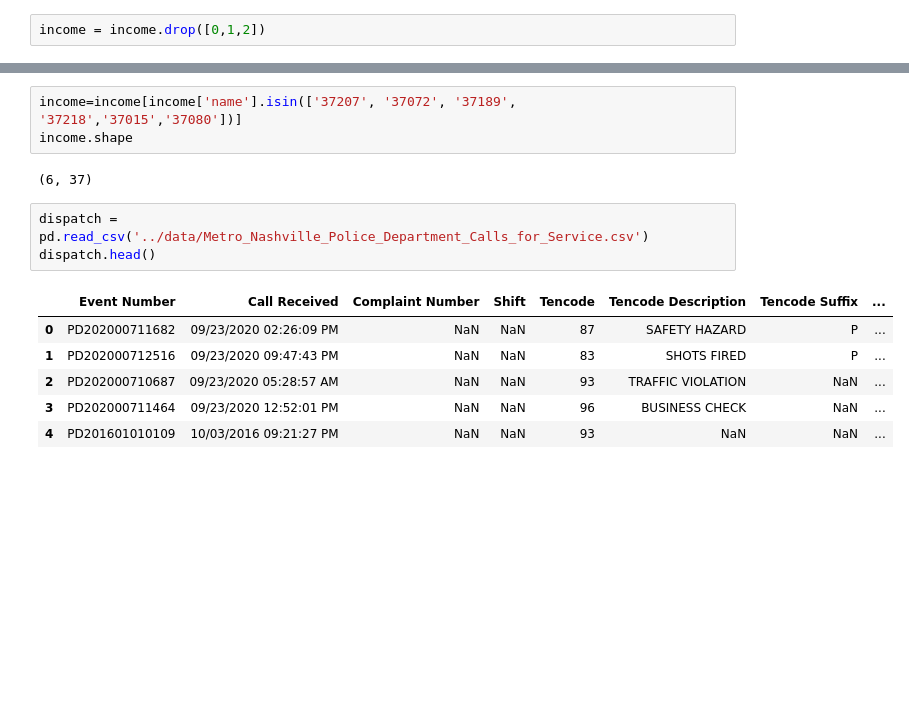
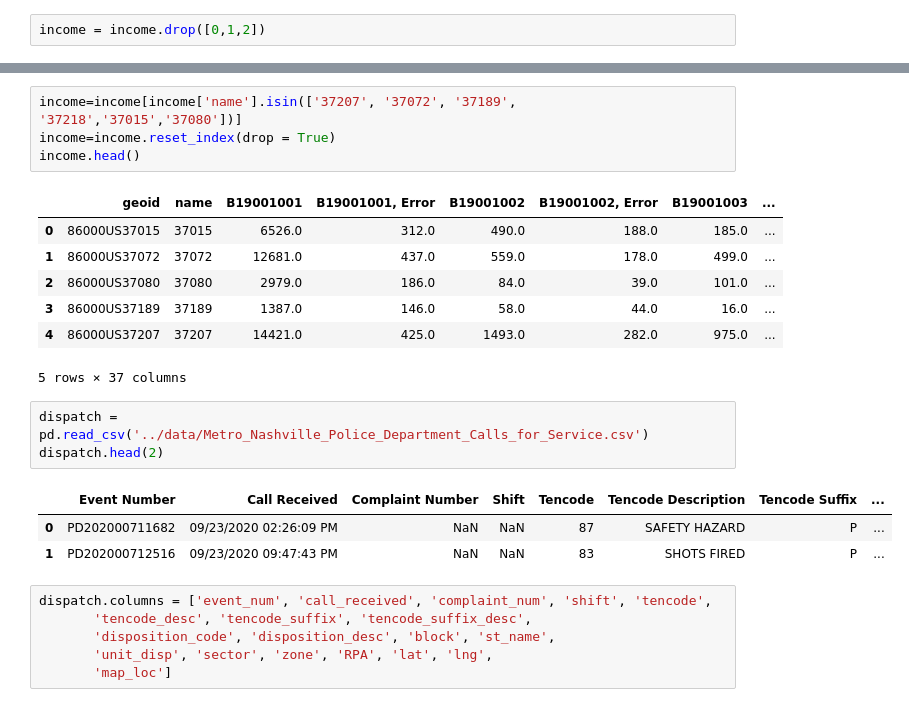
Before and after one commit to MrBardot/NSS-DDA2-metro-nashville-emergency, a Jupyter notebook: notebooks/metro-nashville-emergency-communications-snickers-hrubel.ipynb, the cells around one changed output, grey strips where cells are left out. Cells and saved outputs as stored; diff of their text form; blank space fills up the shorter version.

```diff
--- a/notebooks/metro-nashville-emergency-communications-snickers-hrubel.ipynb
+++ b/notebooks/metro-nashville-emergency-communications-snickers-hrubel.ipynb
@@ -477,15 +483,25 @@ income.head()
 # %%
 income=income[income['name'].isin(['37207', '37072', '37189', '37218','37015','37080'])]
-income.shape
+income=income.reset_index(drop = True)
+income.head()
 # %% [output]
+|  | geoid | name | B19001001 | B19001001, Error | B19001002 | B19001002, Error | B19001003 | ... |
+| 0 | 86000US37015 | 37015 | 6526.0 | 312.0 | 490.0 | 188.0 | 185.0 | ... |
+| 1 | 86000US37072 | 37072 | 12681.0 | 437.0 | 559.0 | 178.0 | 499.0 | ... |
+| 2 | 86000US37080 | 37080 | 2979.0 | 186.0 | 84.0 | 39.0 | 101.0 | ... |
+| 3 | 86000US37189 | 37189 | 1387.0 | 146.0 | 58.0 | 44.0 | 16.0 | ... |
+| 4 | 86000US37207 | 37207 | 14421.0 | 425.0 | 1493.0 | 282.0 | 975.0 | ... |
-(6, 37)
+5 rows × 37 columns
 # %%
 dispatch = pd.read_csv('../data/Metro_Nashville_Police_Department_Calls_for_Service.csv')
-dispatch.head()
+dispatch.head(2)
 # %% [output]
 |  | Event Number | Call Received | Complaint Number | Shift | Tencode | Tencode Description | Tencode Suffix | ... |
 | 0 | PD202000711682 | 09/23/2020 02:26:09 PM | NaN | NaN | 87 | SAFETY HAZARD | P | ... |
 | 1 | PD202000712516 | 09/23/2020 09:47:43 PM | NaN | NaN | 83 | SHOTS FIRED | P | ... |
-| 2 | PD202000710687 | 09/23/2020 05:28:57 AM | NaN | NaN | 93 | TRAFFIC VIOLATION | NaN | ... |
-| 3 | PD202000711464 | 09/23/2020 12:52:01 PM | NaN | NaN | 96 | BUSINESS CHECK | NaN | ... |
-| 4 | PD201601010109 | 10/03/2016 09:21:27 PM | NaN | NaN | 93 | NaN | NaN | ... |
+# %%
+dispatch.columns = ['event_num', 'call_received', 'complaint_num', 'shift', 'tencode',
+       'tencode_desc', 'tencode_suffix', 'tencode_suffix_desc',
+       'disposition_code', 'disposition_desc', 'block', 'st_name',
+       'unit_disp', 'sector', 'zone', 'RPA', 'lat', 'lng',
+       'map_loc']
```
Also changed, not shown: parts of 9 cells of this notebook, 4 other files.
